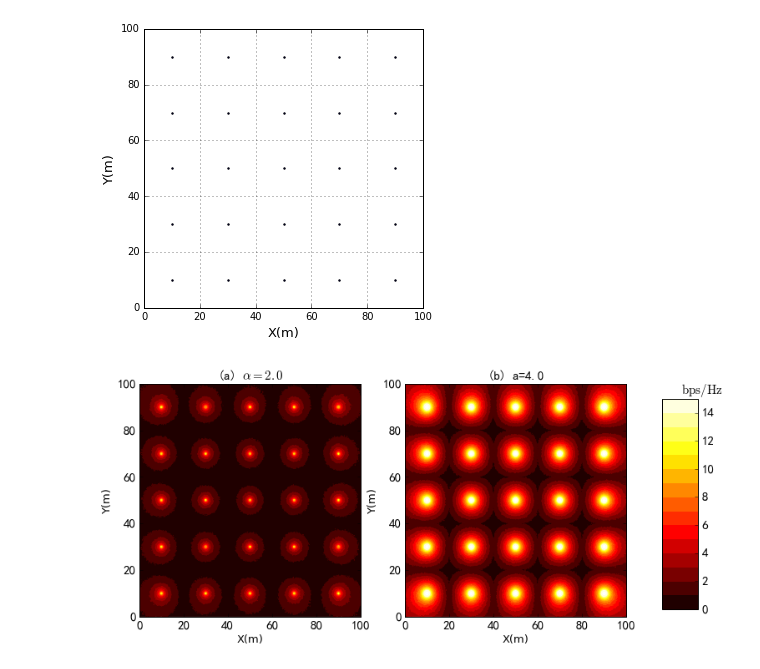
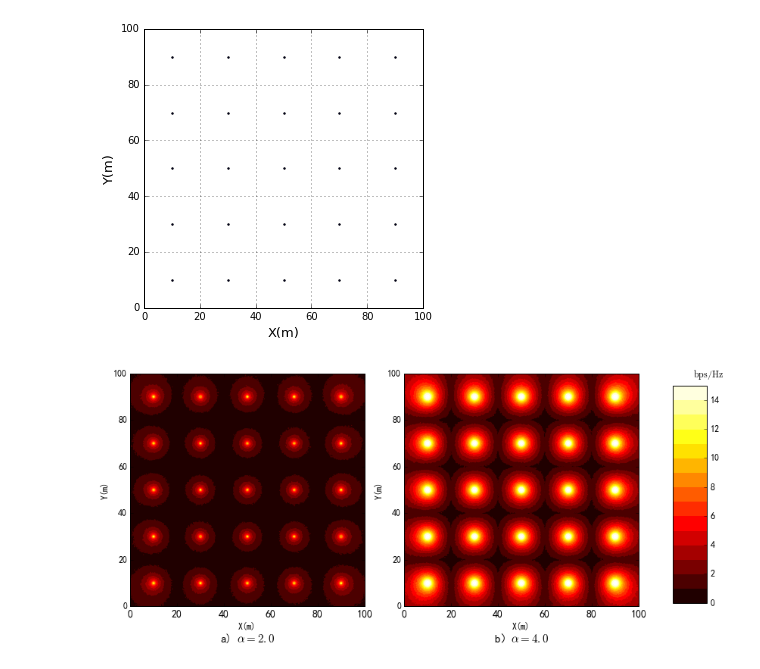
Before and after one commit to JimyMa/UniformBSGaussianUE, a Jupyter notebook: examples/square_grid_bs/square_grid_bs.ipynb, the cells around one changed output. Drawn from its saved outputs; the diff is of its cells as text; code cells hidden in the pictures.

```diff
--- a/examples/square_grid_bs/square_grid_bs.ipynb
+++ b/examples/square_grid_bs/square_grid_bs.ipynb
@@ -58,51 +58,53 @@ capacity_4 = e_capacity(4.0, 100)
 capacity_2 = e_capacity(2.0, 100)
 # %%
 import matplotlib
-params = {'axes.labelsize': 15,'axes.titlesize':10, 'text.fontsize': 15, 'legend.fontsize': 15, 'xtick.labelsize': 15, 'ytick.labelsize': 15}
+params = {'axes.labelsize': 12,'axes.titlesize':12, 'text.fontsize': 15, 'legend.fontsize': 12, 'xtick.labelsize': 14, 'ytick.labelsize': 12}
 matplotlib.rcParams.update(params)
 
 # 使能中文字体
 # -*- coding:utf-8 -*-
-plt.rcParams['font.sans-serif'] = ['SimHei']  # 用来正常显示中文标签
+plt.rcParams['font.sans-serif'] = ['SimSun']  # 用来正常显示中文标签
 plt.rcParams['axes.unicode_minus'] = False  # 用来正常显示负号
 
-fig = plt.figure(figsize=(12, 5))
+fig = plt.figure(figsize=(12.6, 5.5))
 ax = fig.add_subplot(121)
 im1 = ax.contourf(region.ground_position_[:,:,0],
                   region.ground_position_[:,:,1],
                   capacity_2,
                   np.linspace(0, 15, 16),
                   alpha=1,
                   cmap=plt.cm.hot,
                   antialiased=True)
 for c in im1.collections:
     c.set_edgecolor("face")
 plt.xlim(region.x_min, region.x_max)
 plt.ylim(region.y_min, region.y_max)
-plt.xlabel("X(m)", size=13)
-plt.ylabel("Y(m)", size=13)
-plt.title(r"(a) $\alpha=2.0$",fontproperties = 'SimHei', fontsize=15)
+plt.xlabel("X(m)")
+plt.ylabel("Y(m)")
+plt.title("a) $\\alpha=2.0$",fontproperties = 'SimHei', loc='center',x=0.5, y=-0.17)
+plt.tight_layout()
 ax = fig.add_subplot(122)
 im2 = ax.contourf(region.ground_position_[:,:,0],
                   region.ground_position_[:,:,1],
                   capacity_4,
                   np.linspace(0, 15, 16),
                   alpha=1,
                   cmap=plt.cm.hot,
                   antialiased=True)
 # This is the fix for the white lines between contour levels
 for c in im2.collections:
     c.set_edgecolor("face")
 plt.xlim(region.x_min, region.x_max)
 plt.ylim(region.y_min, region.y_max)
-plt.title("(b) a=4.0",fontproperties = 'SimHei', fontsize=15)
-plt.xlabel("X(m)", size=13)
-plt.ylabel("Y(m)", size=13)
+plt.title("b）$\\alpha=4.0$",fontproperties = 'SimHei', loc='center',x=0.5, y=-0.17)
+plt.xlabel('X(m)')
+plt.ylabel('Y(m)')
+plt.tight_layout()
 fig.subplots_adjust(right=0.8)
-cbar_ax = fig.add_axes([0.85, 0.15, 0.05, 0.7])
+cbar_ax = fig.add_axes([0.85, 0.18, 0.05, 0.725])
 fig.colorbar(im1, cax=cbar_ax).set_label("$\mathrm{bps/Hz}$", labelpad=-15, y=1.08, rotation=0)
 plt.savefig("square_grid_capacity_hotmap_20_20.pdf")
 plt.savefig("square_grid_capacity_hotmap_20_20.png")
 plt.show()
 # %% [output]
-[figure, old version]
+[figure, new version]
```
Also changed, not shown: 29 other files.
